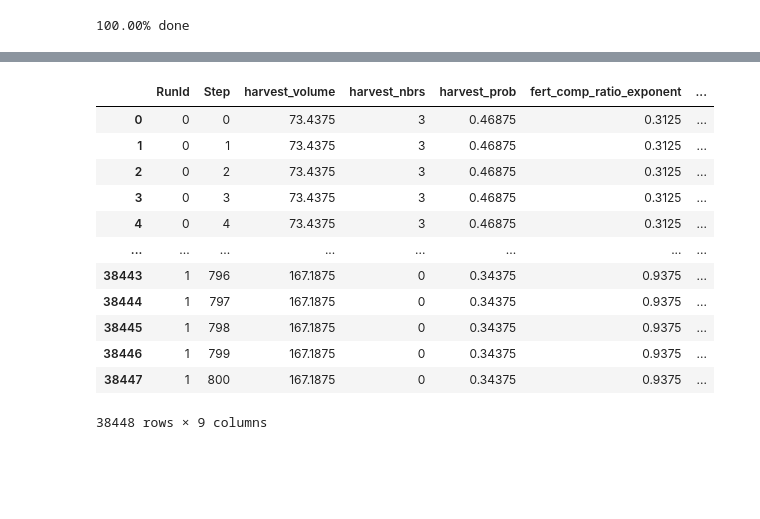
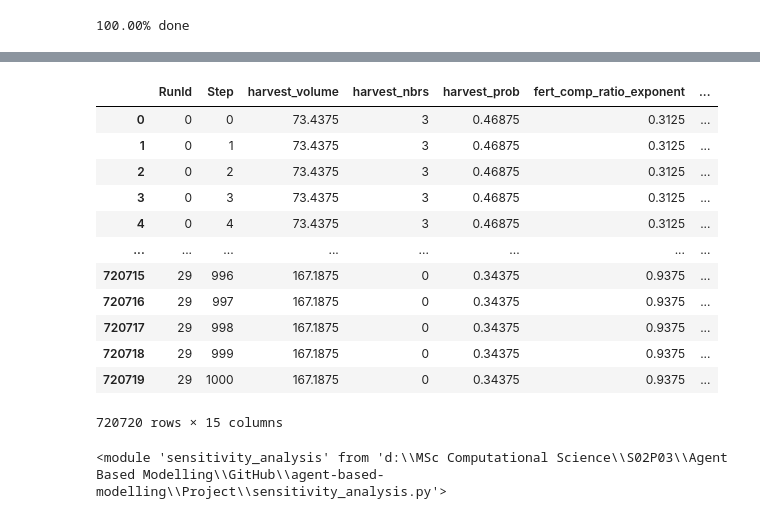
Before and after one commit to mboyan/agent-based-modelling, a Jupyter notebook: Project/ABM_Project.ipynb, the cells around one changed output, grey strips where cells are left out. Cells and saved outputs as stored; diff of their text form; code cells hidden in the pictures; blank space fills up the shorter version.

Commit message:
Backup runs with 1000 timesteps
+ Querying simulation results

```diff
--- a/Project/ABM_Project.ipynb
+++ b/Project/ABM_Project.ipynb
@@ -188,18 +212,25 @@ pq.write_table(table, 'sa_results.parquet')
 # %%
-table_read = pq.read_table('sa_results.parquet')
+table_read = pq.read_table('sa_results_1000.parquet')
 data_read = table_read.to_pandas()
-data
+data_read
 # %% [output]
 |  | RunId | Step | harvest_volume | harvest_nbrs | harvest_prob | fert_comp_ratio_exponent | ... |
 | 0 | 0 | 0 | 73.4375 | 3 | 0.46875 | 0.3125 | ... |
 | 1 | 0 | 1 | 73.4375 | 3 | 0.46875 | 0.3125 | ... |
 | 2 | 0 | 2 | 73.4375 | 3 | 0.46875 | 0.3125 | ... |
 | 3 | 0 | 3 | 73.4375 | 3 | 0.46875 | 0.3125 | ... |
 | 4 | 0 | 4 | 73.4375 | 3 | 0.46875 | 0.3125 | ... |
 | ... | ... | ... | ... | ... | ... | ... | ... |
-| 38443 | 1 | 796 | 167.1875 | 0 | 0.34375 | 0.9375 | ... |
-| 38444 | 1 | 797 | 167.1875 | 0 | 0.34375 | 0.9375 | ... |
-| 38445 | 1 | 798 | 167.1875 | 0 | 0.34375 | 0.9375 | ... |
-| 38446 | 1 | 799 | 167.1875 | 0 | 0.34375 | 0.9375 | ... |
-| 38447 | 1 | 800 | 167.1875 | 0 | 0.34375 | 0.9375 | ... |
+| 720715 | 29 | 996 | 167.1875 | 0 | 0.34375 | 0.9375 | ... |
+| 720716 | 29 | 997 | 167.1875 | 0 | 0.34375 | 0.9375 | ... |
+| 720717 | 29 | 998 | 167.1875 | 0 | 0.34375 | 0.9375 | ... |
+| 720718 | 29 | 999 | 167.1875 | 0 | 0.34375 | 0.9375 | ... |
+| 720719 | 29 | 1000 | 167.1875 | 0 | 0.34375 | 0.9375 | ... |
-38448 rows × 9 columns
+720720 rows × 15 columns
+# %%
+reload(vis)
+reload(vis)
+reload(sa)
+reload(sa)
+# %% [output]
+<module 'sensitivity_analysis' from 'd:\\MSc Computational Science\\S02P03\\Agent Based Modelling\\GitHub\\agent-based-modelling\\Project\\sensitivity_analysis.py'>
```
Also changed, not shown: parts of 10 cells of this notebook, 3 other files.
